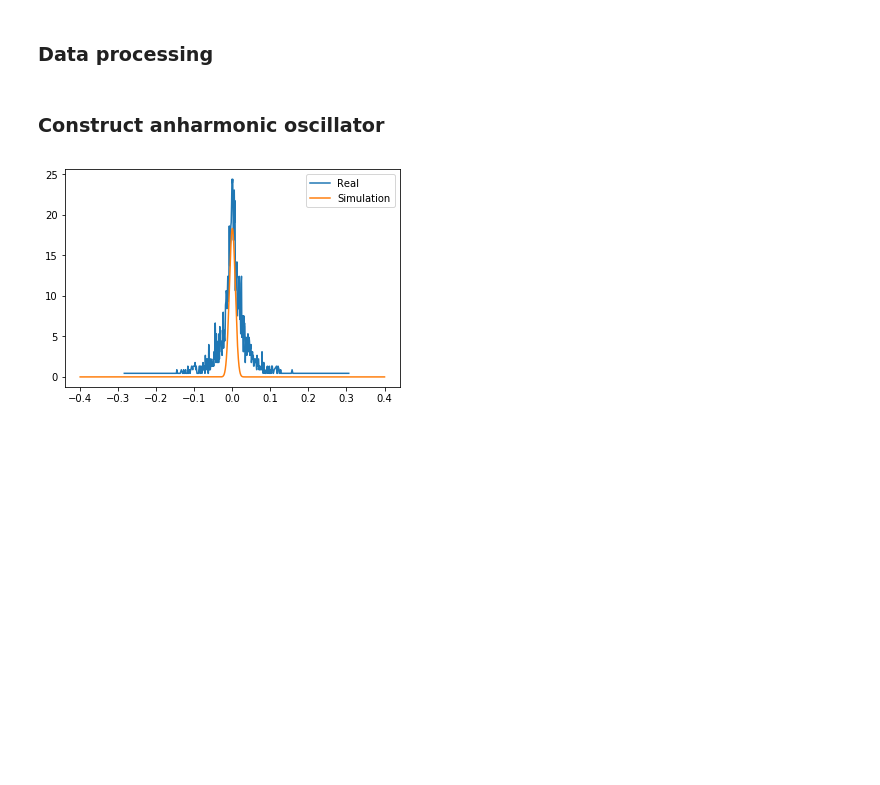
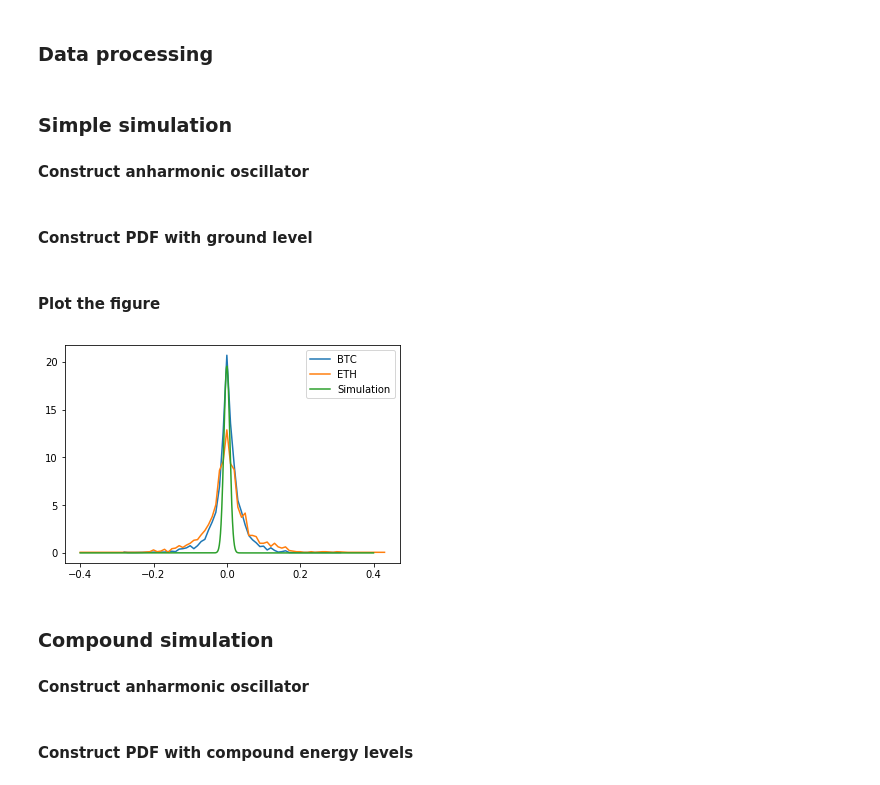
Before and after one commit to teimichael/QuantumCryptomarket, a Jupyter notebook: draft_analysis.ipynb, the cells around one changed output. Drawn from its saved outputs; the diff is of its cells as text; code cells hidden in the pictures; blank space fills up the shorter version.

```diff
--- a/draft_analysis.ipynb
+++ b/draft_analysis.ipynb
@@ -17,8 +15,32 @@ log_return = get_log_return()
+# %%
+btc_data_processor = DataProcessor(pd.read_csv('./data/BTC_USD_2013-10-01_2019-12-15-CoinDesk.csv'))
+eth_data_processor = DataProcessor(pd.read_csv('./data/ETH_USD_2015-08-09_2019-12-19-CoinDesk.csv'))
+
+btc_log_return = btc_data_processor.get_log_return_pdf_norm(2)
+eth_log_return = eth_data_processor.get_log_return_pdf_norm(2)
 # %% [markdown]
-### Construct anharmonic oscillator
+### Simple simulation
+#### Construct anharmonic oscillator
 # %%
-omega = 60000
+omega = 3000
 third = 0
 fourth = 0
 fifth = 0
-ao = AnharmonicOscillator(interval_length=0.001, data_size=2256, boundary=0.4, omega=omega, h_bar=1, m=1, coefficient=[third, fourth, fifth])
+ao = AnharmonicOscillator(interval_length=0.001, data_size=2000, boundary=0.4, omega=omega, h_bar=1, m=1, coefficient=[third, fourth, fifth])
+# %% [markdown]
+#### Construct PDF with ground level
+# %%
+pdf = ao.get_pdf_norm_graph()
+# %% [markdown]
+#### Plot the figure
+# %%
+plt.plot(btc_log_return.index, btc_log_return, label='BTC')
+plt.plot(eth_log_return.index, eth_log_return, label='ETH')
+plt.plot(ao.position, pdf, label='Simulation')
+plt.legend()
+plt.show()
+# %% [output]
+[figure, added]
+# %% [markdown]
+### Compound simulation
+#### Construct anharmonic oscillator
@@ -25,18 +53,12 @@ ao = AnharmonicOscillator(interval_length=0.001, data_size=2256, boundary=0.4, o
+# %% [markdown]
+#### Construct PDF with compound energy levels
 # %%
 max_level = 100
 w = [1.1**i for i in range(max_level, 0, -1)]
 
-pdf = w[0] * ao.get_pdf_norm_graph(0)
+pdf_compound = w[0] * ao.get_pdf_norm_graph(0)
 
 for i in range(1, max_level):
-    pdf += w[i] * ao.get_pdf_norm_graph(i)
+    pdf_compound += w[i] * ao.get_pdf_norm_graph(i)
 
-pdf /= sum(w)
-
-plt.plot(log_return.index, log_return, label='Real')
-plt.plot(ao.position, pdf, label='Simulation')
-# plt.plot(ao.position, np.diag(ao.potential), label='Potential')
-plt.legend()
-plt.show()
+pdf_compound /= sum(w)
-# %% [output]
-[figure, removed]
```
Also changed, not shown: parts of 5 cells of this notebook, 7 other files.
